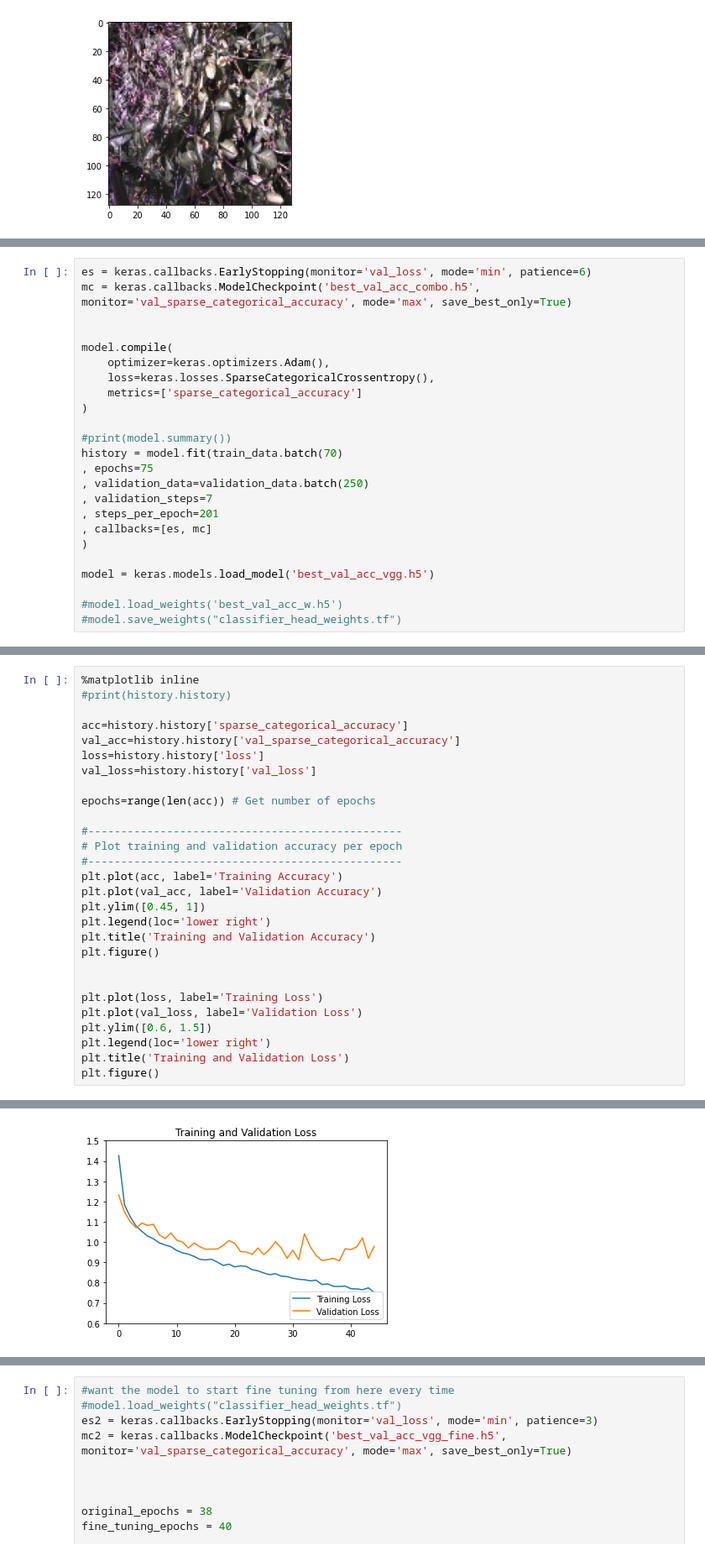
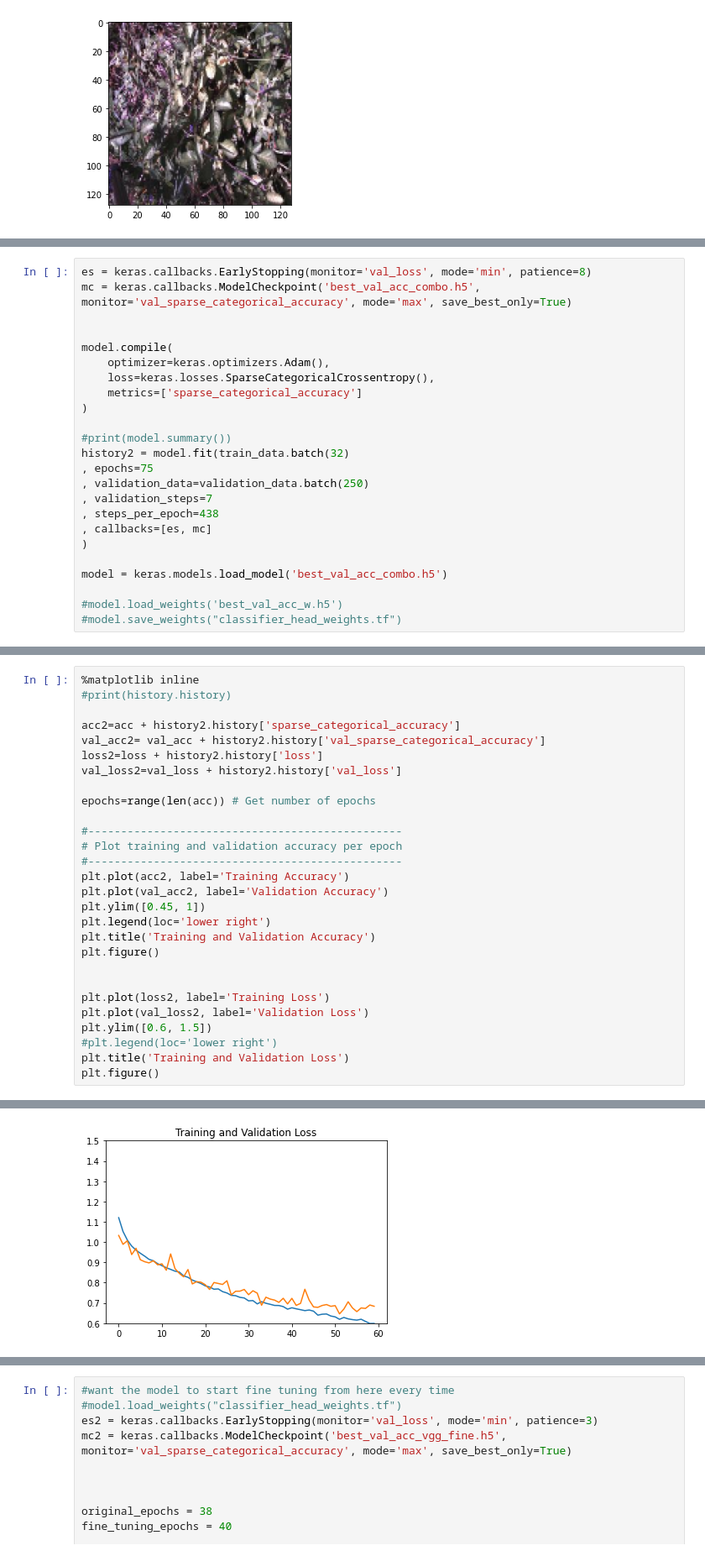
Before and after one commit to ems236/ECSE484DeepWeedTransfer, a Jupyter notebook: transfer-fulltrain-combo.ipynb, the cells around one changed output, grey strips where cells are left out. Shown: that part at 84% size. Cells and saved outputs as stored; diff of their text form.

Commit message:
combo model trained

```diff
--- a/transfer-fulltrain-combo.ipynb
+++ b/transfer-fulltrain-combo.ipynb
@@ -124,7 +124,7 @@ Non-trainable params: 20,024,391
 __________________________________________________________________________________________________
 None
 # %%
-es = keras.callbacks.EarlyStopping(monitor='val_loss', mode='min', patience=6)
+es = keras.callbacks.EarlyStopping(monitor='val_loss', mode='min', patience=8)
 mc = keras.callbacks.ModelCheckpoint('best_val_acc_combo.h5', monitor='val_sparse_categorical_accuracy', mode='max', save_best_only=True)
 
 
@@ -135,15 +135,15 @@ model.compile(
 )
 
 #print(model.summary())
-history = model.fit(train_data.batch(70)
+history2 = model.fit(train_data.batch(32)
 , epochs=75
 , validation_data=validation_data.batch(250)
 , validation_steps=7
-, steps_per_epoch=201
+, steps_per_epoch=438
 , callbacks=[es, mc]
 )
 
-model = keras.models.load_model('best_val_acc_vgg.h5')
+model = keras.models.load_model('best_val_acc_combo.h5')
 
 #model.load_weights('best_val_acc_w.h5')
 #model.save_weights("classifier_head_weights.tf")
@@ -169,28 +169,28 @@ Epoch 45/65
 %matplotlib inline
 #print(history.history)
 
-acc=history.history['sparse_categorical_accuracy']
-val_acc=history.history['val_sparse_categorical_accuracy']
-loss=history.history['loss']
-val_loss=history.history['val_loss']
+acc2=acc + history2.history['sparse_categorical_accuracy']
+val_acc2= val_acc + history2.history['val_sparse_categorical_accuracy']
+loss2=loss + history2.history['loss']
+val_loss2=val_loss + history2.history['val_loss']
 
 epochs=range(len(acc)) # Get number of epochs
 
 #------------------------------------------------
 # Plot training and validation accuracy per epoch
 #------------------------------------------------
-plt.plot(acc, label='Training Accuracy')
-plt.plot(val_acc, label='Validation Accuracy')
+plt.plot(acc2, label='Training Accuracy')
+plt.plot(val_acc2, label='Validation Accuracy')
 plt.ylim([0.45, 1])
 plt.legend(loc='lower right')
 plt.title('Training and Validation Accuracy')
 plt.figure()
 
 
-plt.plot(loss, label='Training Loss')
-plt.plot(val_loss, label='Validation Loss')
+plt.plot(loss2, label='Training Loss')
+plt.plot(val_loss2, label='Validation Loss')
 plt.ylim([0.6, 1.5])
-plt.legend(loc='lower right')
+#plt.legend(loc='lower right')
 plt.title('Training and Validation Loss')
 plt.figure()
 # %% [output]
@@ -199,4 +199,4 @@ plt.figure()
-[figure, old version]
+[figure, new version]
 <Figure size 432x288 with 0 Axes>
 # %%
 tstloss, accuracy = model.evaluate(test_data.batch(100))
```
Also changed, not shown: parts of 4 cells of this notebook.
